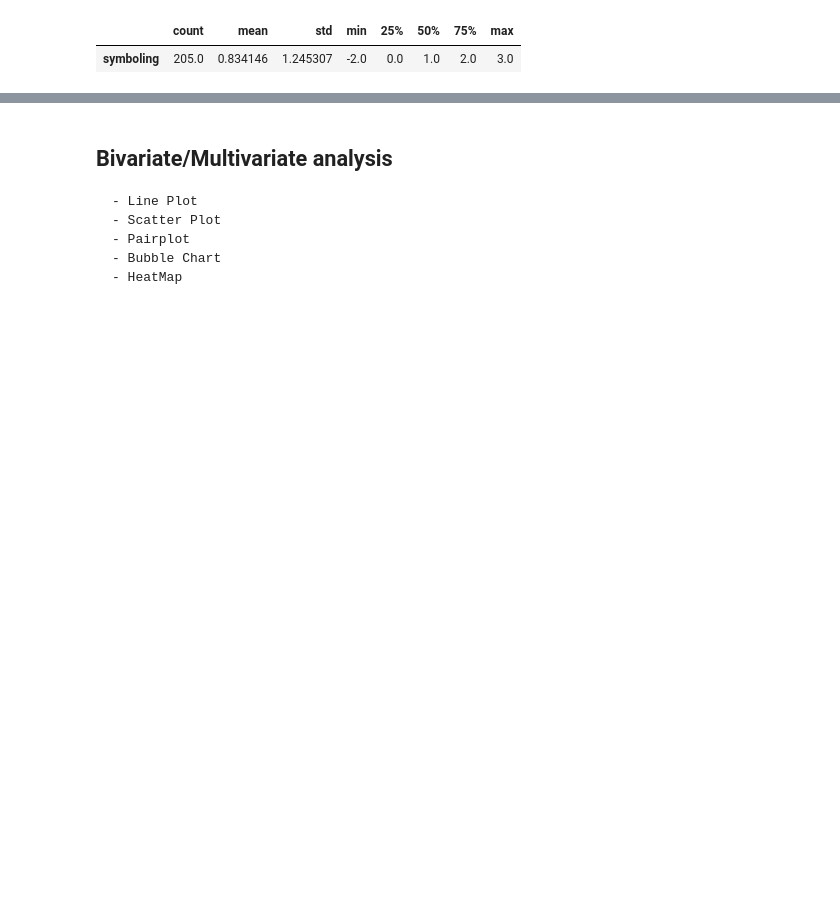
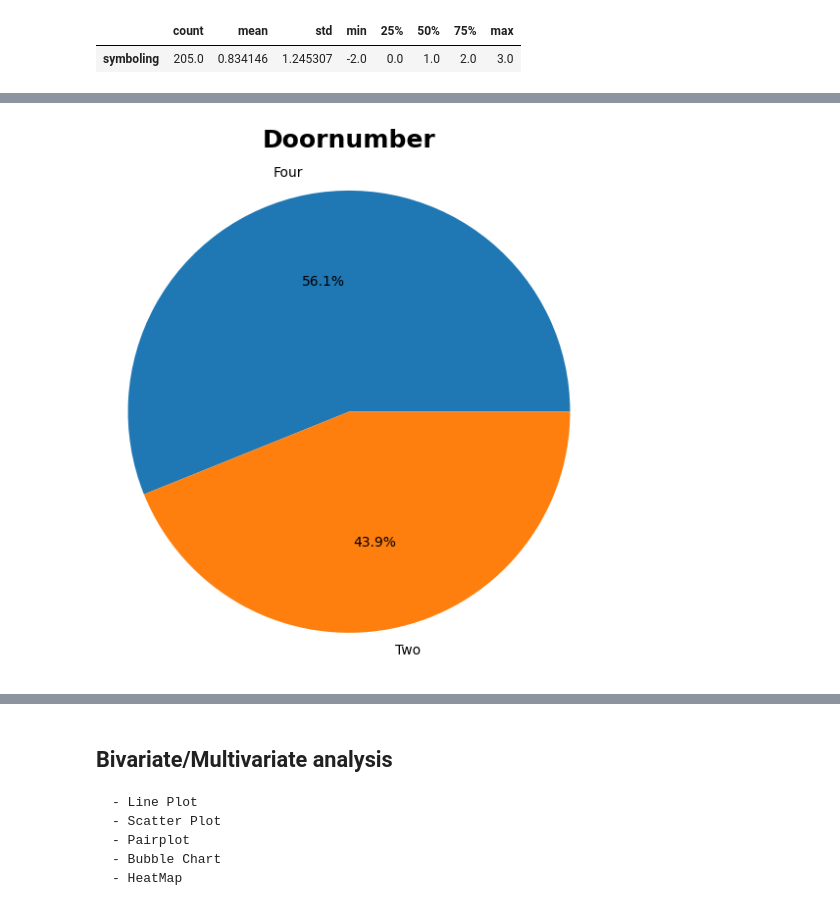
Before and after one commit to Rasel1435/Car_Price_Strategy, a Jupyter notebook: Car_Price (Classification_Case_Study_1)/a_Preprocess/a_EDA.ipynb, the cells around one changed output, grey strips where cells are left out. Cells and saved outputs as stored; diff of their text form; code cells hidden in the pictures; blank space fills up the shorter version.

```diff
--- a/Car_Price (Classification_Case_Study_1)/a_Preprocess/a_EDA.ipynb
+++ b/Car_Price (Classification_Case_Study_1)/a_Preprocess/a_EDA.ipynb
@@ -443,0 +543,11 @@ categorical.describe().T
+# %%
+doornumber = ["Four", "Two"]
+counts = [115, 90]
+# %%
+plt.pie(counts, labels = doornumber, autopct = "%1.1f%%")
+plt.title("Doornumber", fontsize = 18, fontweight = "bold")
+plt.axis("equal")
+plt.subplots_adjust(top = 1.2)
+plt.show()
+# %% [output]
+[figure, added]
```
Also changed, not shown: parts of 36 cells of this notebook.
